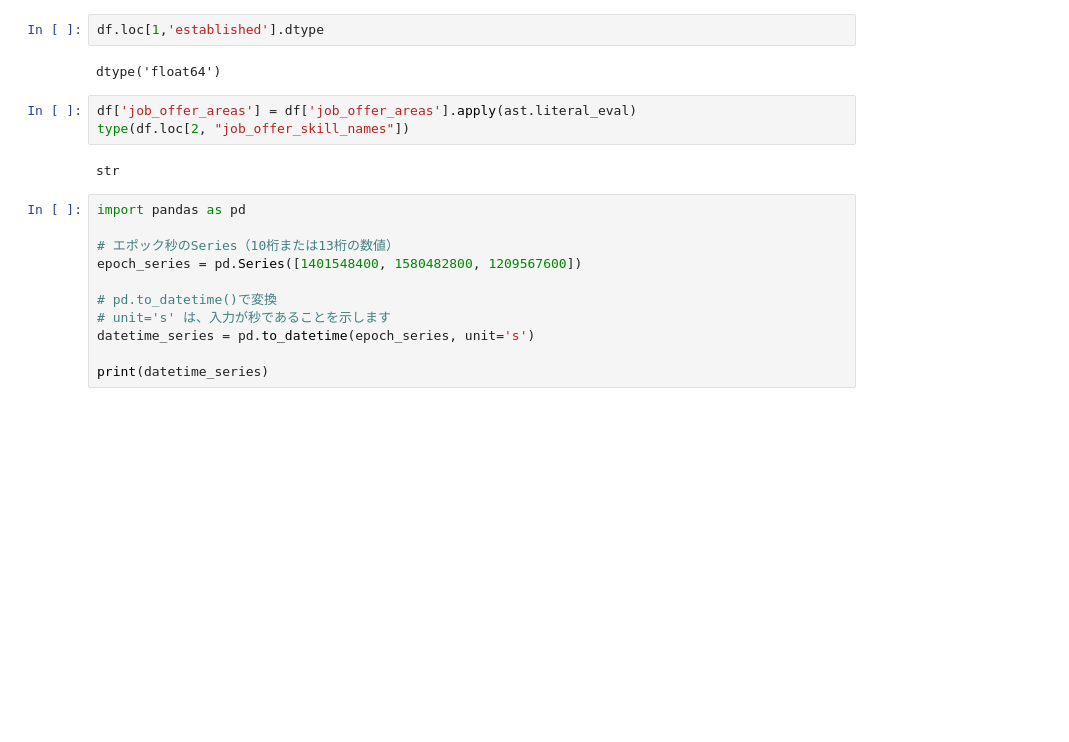
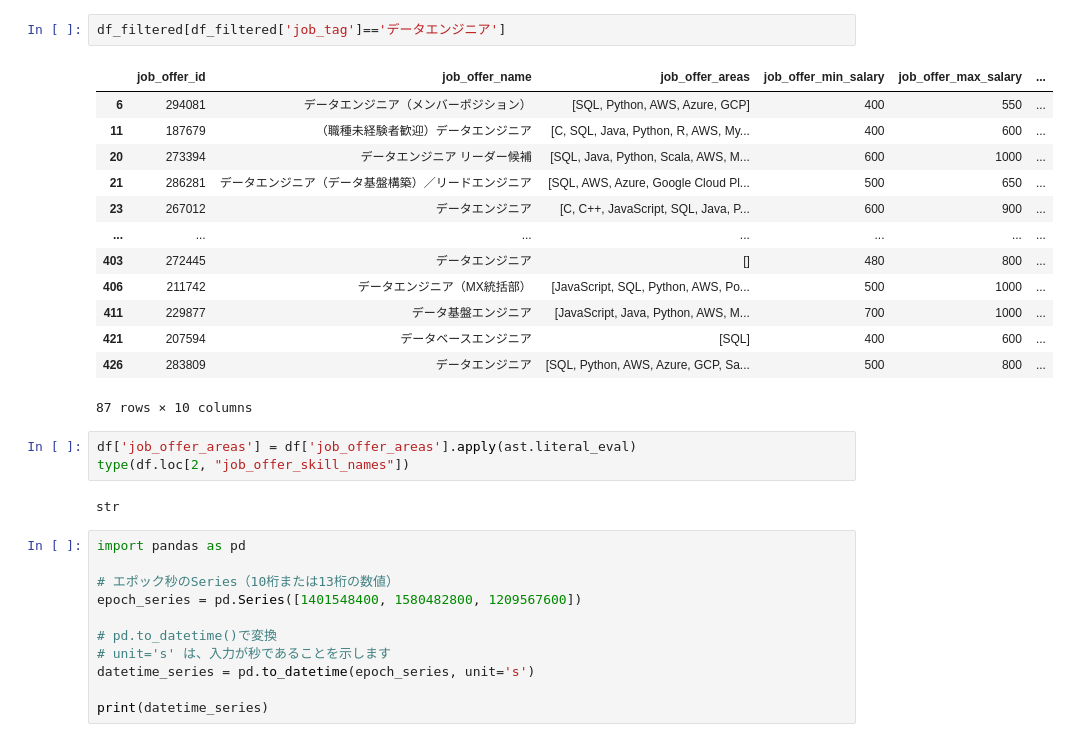
Before and after one commit to rksinagaki/job_scraping, a Jupyter notebook: src/test_date.ipynb, the cells around one changed output. Drawn from its saved outputs; the diff is of its cells as text; blank space fills up the shorter version.

```diff
--- a/src/test_date.ipynb
+++ b/src/test_date.ipynb
@@ -14,7 +97,19 @@ df.head()
 # %%
-df.loc[1,'established'].dtype
+df_filtered[df_filtered['job_tag']=='データエンジニア']
 # %% [output]
+|  | job_offer_id | job_offer_name | job_offer_areas | job_offer_min_salary | job_offer_max_salary | ... |
+| 6 | 294081 | データエンジニア（メンバーポジション） | [SQL, Python, AWS, Azure, GCP] | 400 | 550 | ... |
+| 11 | 187679 | （職種未経験者歓迎）データエンジニア | [C, SQL, Java, Python, R, AWS, My... | 400 | 600 | ... |
+| 20 | 273394 | データエンジニア リーダー候補 | [SQL, Java, Python, Scala, AWS, M... | 600 | 1000 | ... |
+| 21 | 286281 | データエンジニア（データ基盤構築）／リードエンジニア | [SQL, AWS, Azure, Google Cloud Pl... | 500 | 650 | ... |
+| 23 | 267012 | データエンジニア | [C, C++, JavaScript, SQL, Java, P... | 600 | 900 | ... |
+| ... | ... | ... | ... | ... | ... | ... |
+| 403 | 272445 | データエンジニア | [] | 480 | 800 | ... |
+| 406 | 211742 | データエンジニア（MX統括部） | [JavaScript, SQL, Python, AWS, Po... | 500 | 1000 | ... |
+| 411 | 229877 | データ基盤エンジニア | [JavaScript, Java, Python, AWS, M... | 700 | 1000 | ... |
+| 421 | 207594 | データベースエンジニア | [SQL] | 400 | 600 | ... |
+| 426 | 283809 | データエンジニア | [SQL, Python, AWS, Azure, GCP, Sa... | 500 | 800 | ... |
-dtype('float64')
+87 rows × 10 columns
 # %%
 df['job_offer_areas'] = df['job_offer_areas'].apply(ast.literal_eval)
 type(df.loc[2, "job_offer_skill_names"])
```
Also changed, not shown: parts of 3 cells of this notebook, 5 other files.
